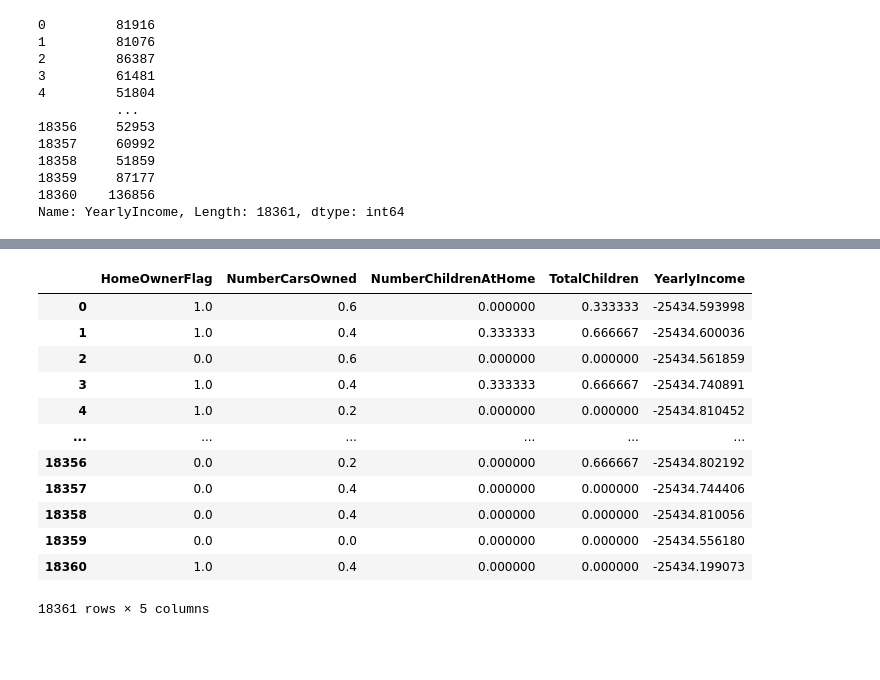
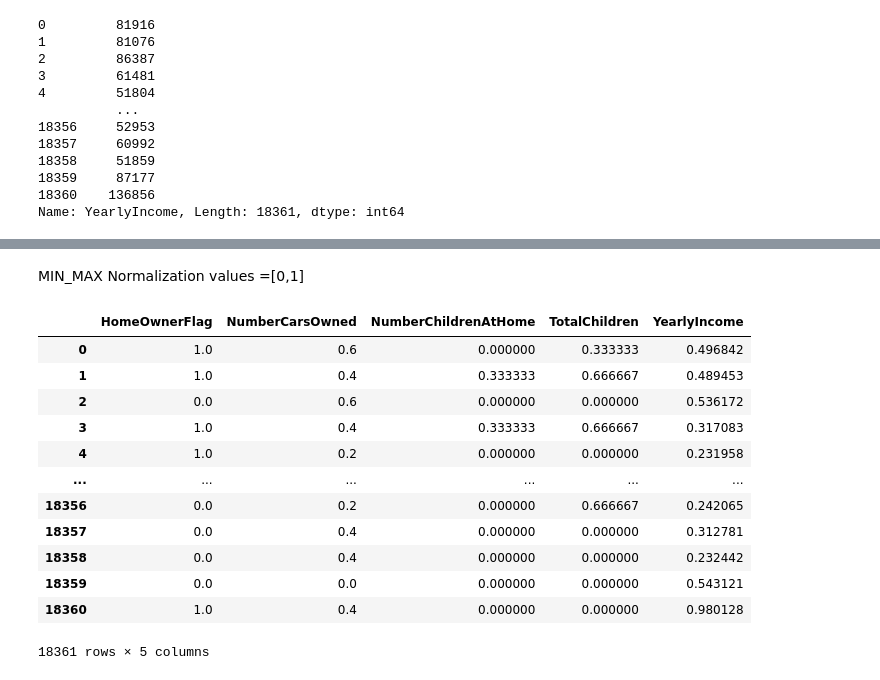
Before and after one commit to SachinGoyal94/DataScience, a Jupyter notebook: 1 Feature Engineering/1_FE.ipynb, the cells around one changed output, grey strips where cells are left out. Cells and saved outputs as stored; diff of their text form; code cells hidden in the pictures; blank space fills up the shorter version.

```diff
--- a/1 Feature Engineering/1_FE.ipynb
+++ b/1 Feature Engineering/1_FE.ipynb
@@ -230,17 +234,19 @@ Name: YearlyIncome, Length: 18361, dtype: int64
+# %% [markdown]
+MIN_MAX Normalization values =[0,1]
 # %%
-normalised_temp_df[normalised_temp]=((temp[normalised_temp]-temp[normalised_temp].min())/temp[normalised_temp].max()-temp[normalised_temp].min())
+normalised_temp_df[normalised_temp]=((temp[normalised_temp]-temp[normalised_temp].min())/(temp[normalised_temp].max()-temp[normalised_temp].min()))
 normalised_temp_df
 # %% [output]
 |  | HomeOwnerFlag | NumberCarsOwned | NumberChildrenAtHome | TotalChildren | YearlyIncome |
-| 0 | 1.0 | 0.6 | 0.000000 | 0.333333 | -25434.593998 |
-| 1 | 1.0 | 0.4 | 0.333333 | 0.666667 | -25434.600036 |
-| 2 | 0.0 | 0.6 | 0.000000 | 0.000000 | -25434.561859 |
-| 3 | 1.0 | 0.4 | 0.333333 | 0.666667 | -25434.740891 |
-| 4 | 1.0 | 0.2 | 0.000000 | 0.000000 | -25434.810452 |
+| 0 | 1.0 | 0.6 | 0.000000 | 0.333333 | 0.496842 |
+| 1 | 1.0 | 0.4 | 0.333333 | 0.666667 | 0.489453 |
+| 2 | 0.0 | 0.6 | 0.000000 | 0.000000 | 0.536172 |
+| 3 | 1.0 | 0.4 | 0.333333 | 0.666667 | 0.317083 |
+| 4 | 1.0 | 0.2 | 0.000000 | 0.000000 | 0.231958 |
 | ... | ... | ... | ... | ... | ... |
-| 18356 | 0.0 | 0.2 | 0.000000 | 0.666667 | -25434.802192 |
-| 18357 | 0.0 | 0.4 | 0.000000 | 0.000000 | -25434.744406 |
-| 18358 | 0.0 | 0.4 | 0.000000 | 0.000000 | -25434.810056 |
-| 18359 | 0.0 | 0.0 | 0.000000 | 0.000000 | -25434.556180 |
-| 18360 | 1.0 | 0.4 | 0.000000 | 0.000000 | -25434.199073 |
+| 18356 | 0.0 | 0.2 | 0.000000 | 0.666667 | 0.242065 |
+| 18357 | 0.0 | 0.4 | 0.000000 | 0.000000 | 0.312781 |
+| 18358 | 0.0 | 0.4 | 0.000000 | 0.000000 | 0.232442 |
+| 18359 | 0.0 | 0.0 | 0.000000 | 0.000000 | 0.543121 |
+| 18360 | 1.0 | 0.4 | 0.000000 | 0.000000 | 0.980128 |
 18361 rows × 5 columns
```
Also changed, not shown: parts of 6 cells of this notebook, 5 other files.
